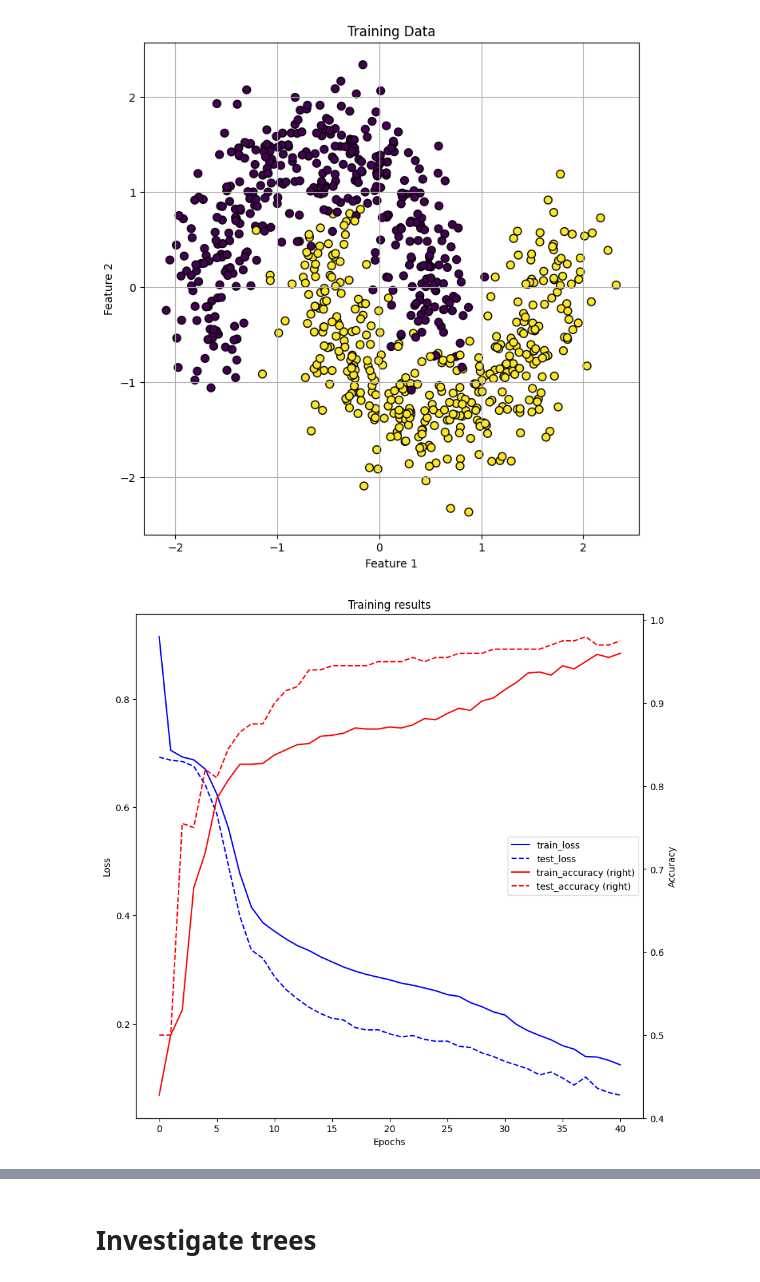
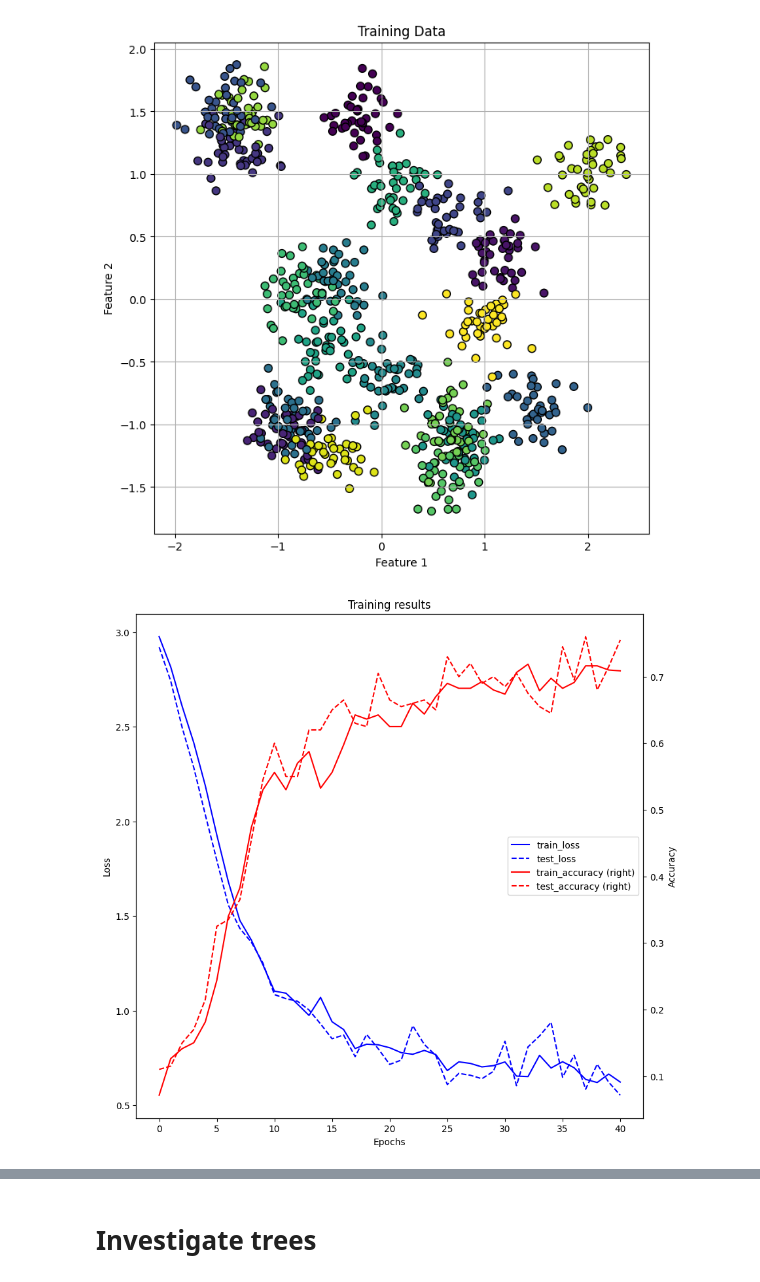
Before and after one commit to Johanmkr/WP1-Polyhedra, a Jupyter notebook: notebooks/optimize_new_tree.ipynb, the cells around one changed output, grey strips where cells are left out. Cells and saved outputs as stored; diff of their text form; code cells hidden in the pictures.

```diff
--- a/notebooks/optimize_new_tree.ipynb
+++ b/notebooks/optimize_new_tree.ipynb
@@ -17,49 +17,51 @@ sys.path.append('../')
 
 from geobin_py import Region, Tree
 # %%
-from src_experiment import get_moons_data, train_model, NeuralNet
-train, test = get_moons_data(feature_noise=.2)
+from src_experiment import get_new_data, train_model_multiclass, NeuralNet
+train, test = get_new_data("blobs", noise=.5, centers=20, n_features=3)
+# train, test = get_new_data("circles", noise=0.05)
+
 all_features = []
 all_labels = []
 
 for features, labels in train:
     all_features.append(features.detach().cpu())
     all_labels.append(labels.detach().cpu())
 
 # Combine batches into one large array
 import torch
 X = torch.cat(all_features, dim=0).numpy()
 y = torch.cat(all_labels, dim=0).numpy()
 
 plt.figure(figsize=(8,8))
 
 # 3. Plot using the first two columns (dimensions) of the features
 # X[:, 0] is Feature 1, X[:, 1] is Feature 2
 plt.scatter(X[:, 0], X[:, 1], c=y, cmap='viridis', edgecolor='k', s=50)
 
 plt.title("Training Data")
 plt.xlabel("Feature 1")
 plt.ylabel("Feature 2")
 plt.grid(True)
 plt.show()
 # %% [output]
-[figure, old version]
+[figure, new version]
 # %%
 from visualization import plot_training
 from src_experiment import get_test_data
-hidden_sizes = [0,3,3,3,1]
+hidden_sizes = [0,10,10,10,1]
 
 ActNet = NeuralNet(
     input_size = 2,
     hidden_sizes = hidden_sizes[1:-1],
-    num_classes=1,
-    seed=3,
+    num_classes=20,
+    seed=0,
 )
 
-res, = train_model(ActNet, train, test, epochs=41, save_everyth_epoch=10, SAVE_STATES=True, savepath=get_test_data())
+res, = train_model_multiclass(ActNet, train, test, epochs=41, save_everyth_epoch=10, SAVE_STATES=True, savepath=get_test_data())
 plot_training(res)
 # %% [output]
-[figure, old version]
+[figure, new version]
 # %%
 trees = {}
 tot_start = time.time()
```
Also changed, not shown: parts of 4 cells of this notebook, 10 other files.
